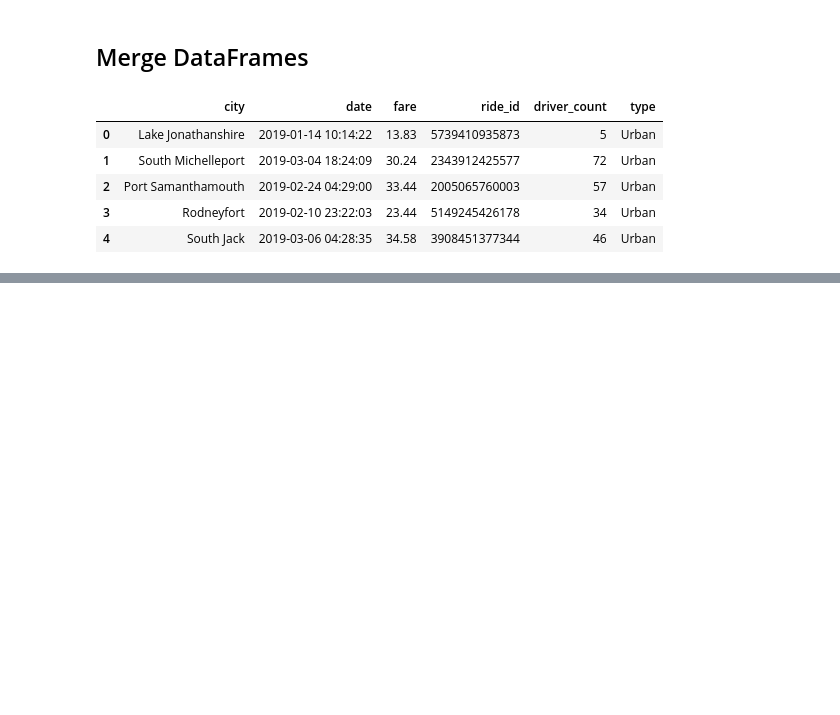
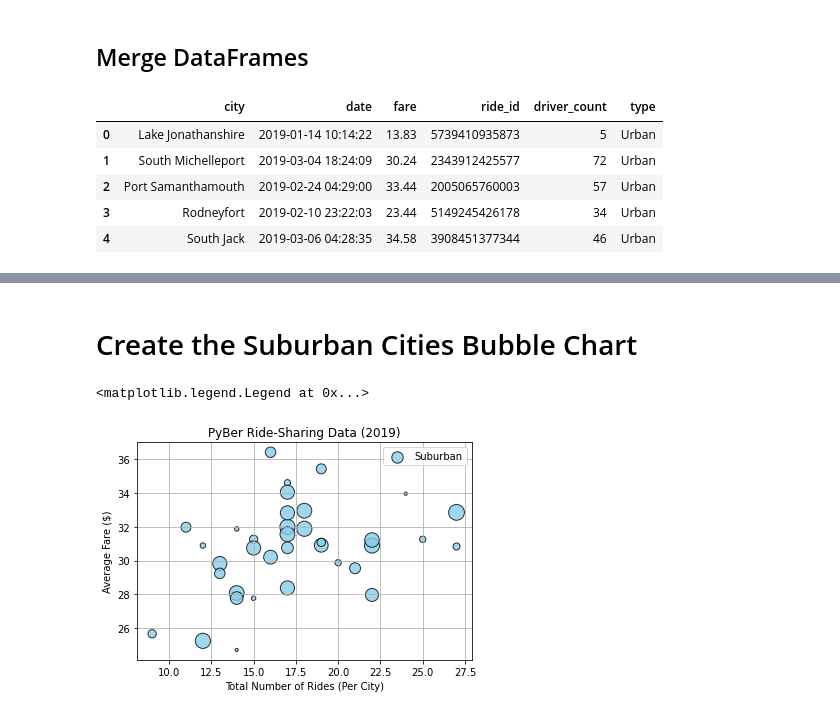
Before and after one commit to elangendorff/PyBer_Analysis, a Jupyter notebook: PyBer.ipynb, the cells around one changed output, grey strips where cells are left out. Drawn from its saved outputs; the diff is of its cells as text; code cells hidden in the pictures; blank space fills up the shorter version.

```diff
--- a/PyBer.ipynb
+++ b/PyBer.ipynb
@@ -130,0 +145,5 @@ df_PyBer_data.head()
+# %%
+# Create the Suburban city DataFrame
+df_cities_suburban = df_PyBer_data[df_PyBer_data['type'] == 'Suburban']
+
+df_cities_suburban.head()
@@ -130,0 +184,5 @@ df_PyBer_data.head()
+# %%
+# Get the number of rides for suburban cities
+rides_suburban = df_cities_suburban.groupby('city')['ride_id'].count()
+
+rides_suburban.head()
@@ -130,0 +225,5 @@ df_PyBer_data.head()
+# %%
+# Get average fare for each city in the suburban cities
+mean_fare_suburban = df_cities_suburban.groupby('city')['fare'].mean()
+
+mean_fare_suburban.head()
@@ -130,0 +301,5 @@ df_PyBer_data.head()
+# %%
+# Get the average number of drivers for each suburban city
+drivers_suburban = df_cities_suburban.groupby('city')['driver_count'].mean()
+
+drivers_suburban.head()
@@ -130,0 +353,24 @@ df_PyBer_data.head()
+# %% [markdown]
+# Create the Suburban Cities Bubble Chart
+# %%
+# Build the scatter plots for suburban cities
+fig, ax = plt.subplots()
+
+ax.set_title('PyBer Ride-Sharing Data (2019)')
+ax.set_xlabel('Total Number of Rides (Per City)')
+ax.set_ylabel('Average Fare ($)')
+ax.scatter(
+    rides_suburban,         # x-values
+    mean_fare_suburban,     # y-values
+    label='Suburban',
+    s=10*drivers_suburban,  # More drivers = bigger dots
+    color='skyblue',
+    linewidths=1,
+    edgecolors='k',         # black
+    alpha=.8
+)
+ax.grid()                   # Add grid
+ax.legend()                 # Add legend
+# %% [output]
+<matplotlib.legend.Legend at 0x...>
+[figure, added]
```
Also changed, not shown: parts of 25 cells of this notebook, 3 other files.
